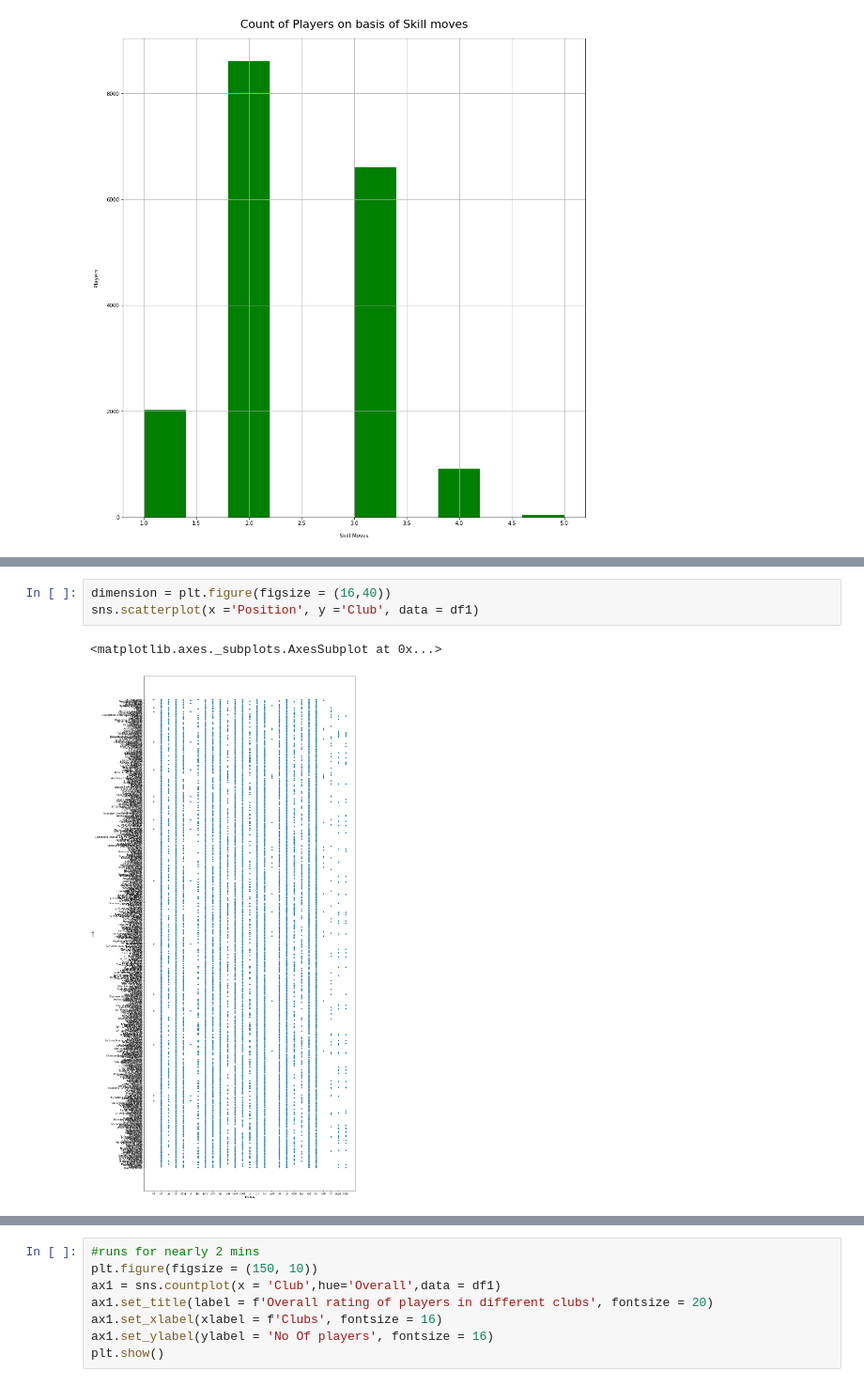
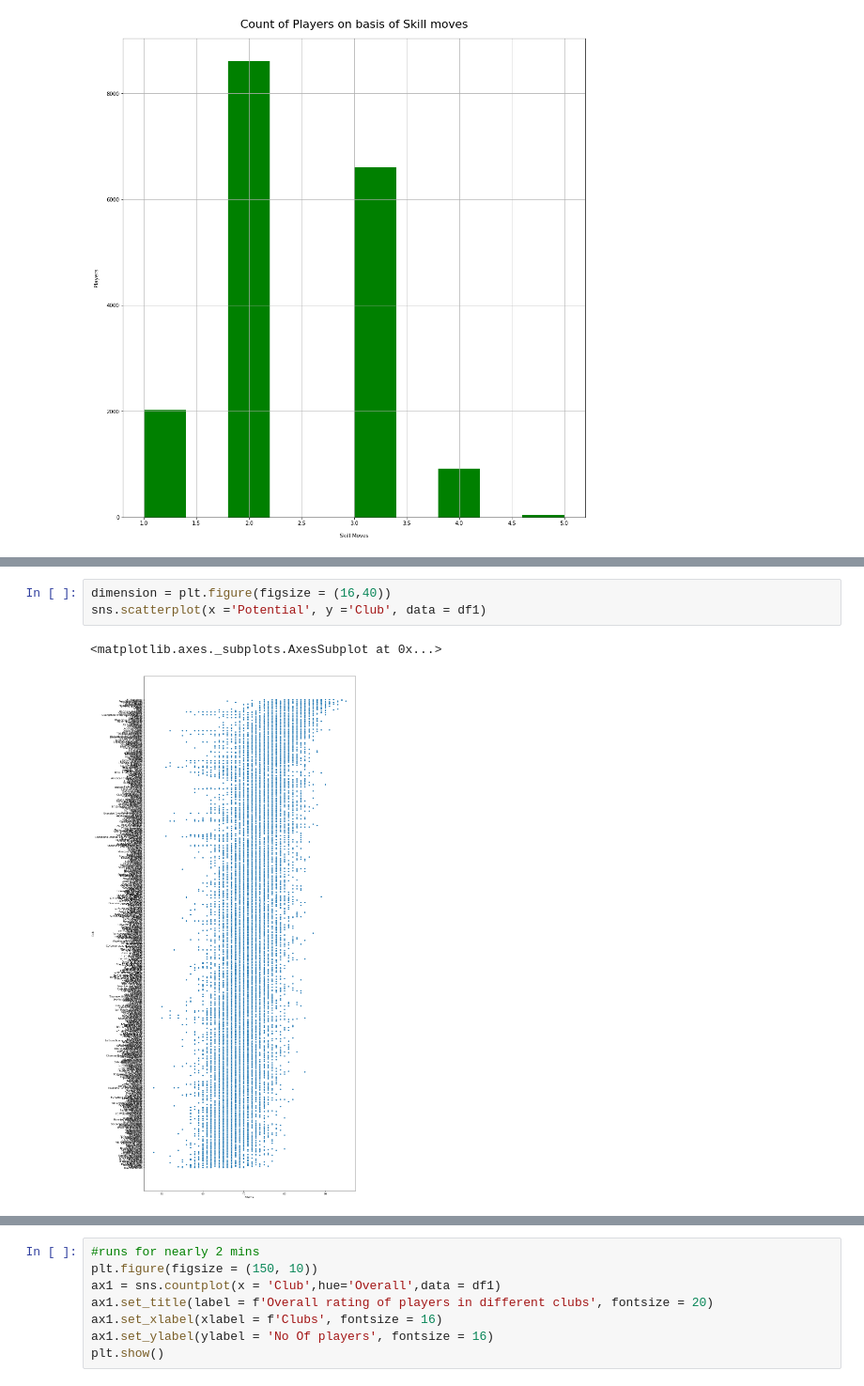
Before and after one commit to bachinaram/DataAnalytics1, a Jupyter notebook: DA1_assignment1q2.ipynb, the cells around one changed output, grey strips where cells are left out. Shown at 94% size. Cells and saved outputs as stored; diff of their text form.

```diff
--- a/DA1_assignment1q2.ipynb
+++ b/DA1_assignment1q2.ipynb
@@ -329,6 +334,6 @@ Distribution of players in different clubs/country on the basis of some attribut
 # %%
 dimension = plt.figure(figsize = (16,40))
-sns.scatterplot(x ='Position', y ='Club', data = df1)
+sns.scatterplot(x ='Potential', y ='Club', data = df1)
 # %% [output]
 <matplotlib.axes._subplots.AxesSubplot at 0x...>
-[figure, old version]
+[figure, new version]
```
Also changed, not shown: parts of 5 cells of this notebook.
